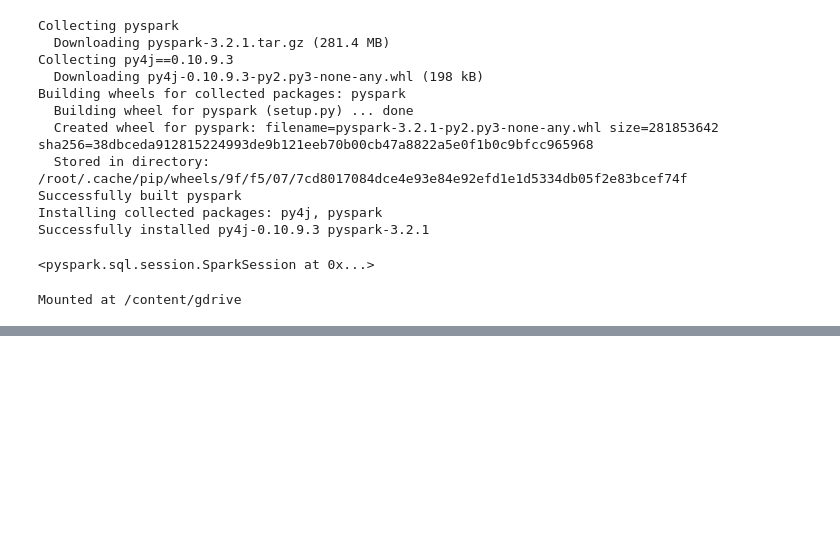
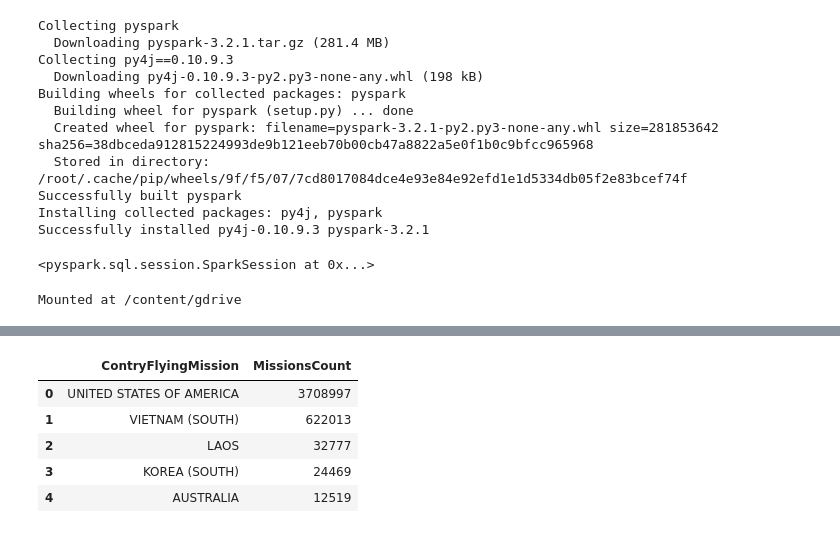
Before and after one commit to nhanptn73/Bigdata, a Jupyter notebook: PySpark.ipynb, the cells around one changed output, grey strips where cells are left out. Cells and saved outputs as stored; diff of their text form; code cells hidden in the pictures; blank space fills up the shorter version.

```diff
--- a/PySpark.ipynb
+++ b/PySpark.ipynb
@@ -48,0 +137,10 @@ Aircraft_Glossary = spark.read.json("/content/gdrive/My Drive/Colab Notebooks/Bi
+# %%
+missions_count_pd = missions_counts.toPandas()
+missions_count_pd.head()
+# %% [output]
+|  | ContryFlyingMission | MissionsCount |
+| 0 | UNITED STATES OF AMERICA | 3708997 |
+| 1 | VIETNAM (SOUTH) | 622013 |
+| 2 | LAOS | 32777 |
+| 3 | KOREA (SOUTH) | 24469 |
+| 4 | AUSTRALIA | 12519 |
```
Also changed, not shown: parts of 29 cells of this notebook.
